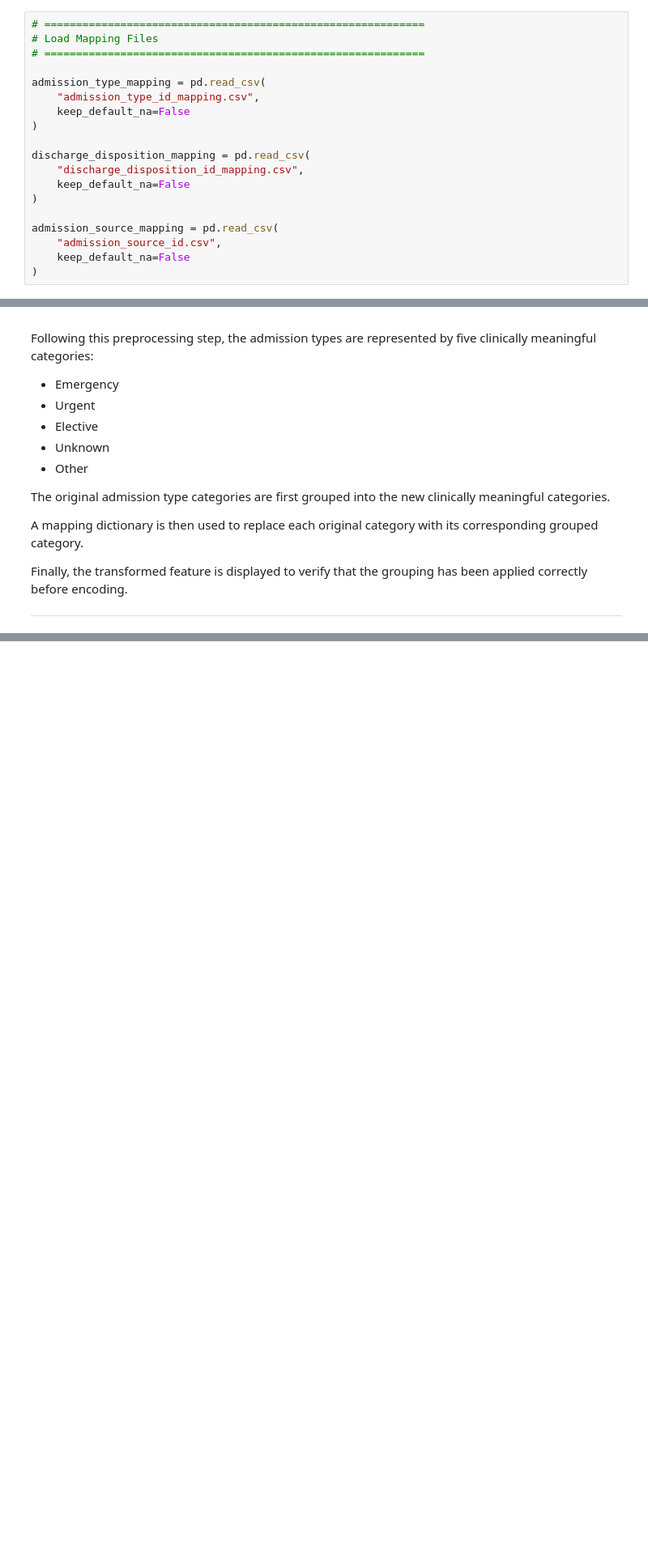
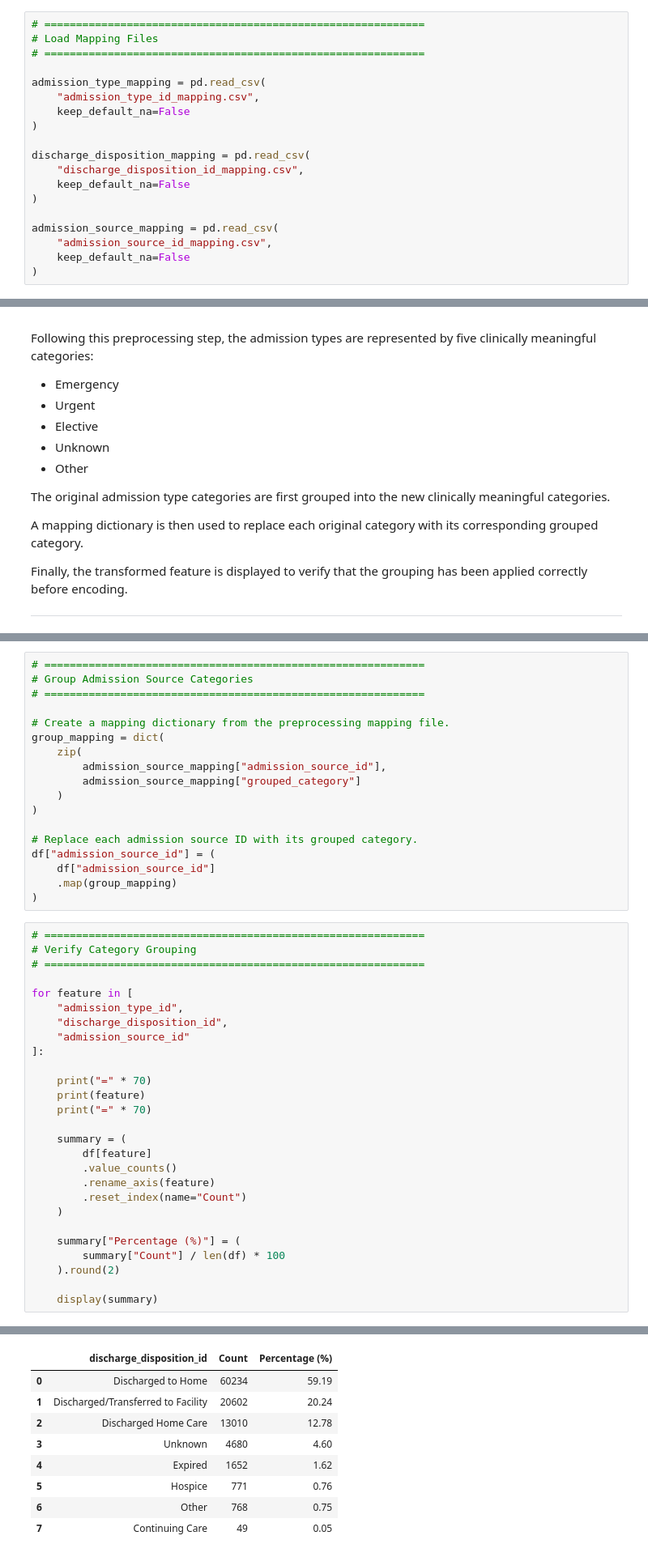
Before and after one commit to ajay-nagpal/Hospital-Readmission-Prediction, a Jupyter notebook: hospital_readmission.ipynb, the cells around one changed output, grey strips where cells are left out. Shown at 81% size. Cells and saved outputs as stored; diff of their text form; blank space fills up the shorter version.

Commit message:
admission information catagory decisions

```diff
--- a/hospital_readmission.ipynb
+++ b/hospital_readmission.ipynb
@@ -1236,7 +1207,7 @@ discharge_disposition_mapping = pd.read_csv(
 )
 
 admission_source_mapping = pd.read_csv(
-    "admission_source_id.csv",
+    "admission_source_id_mapping.csv",
     keep_default_na=False
 )
 # %%
@@ -1403,0 +1449,46 @@ Finally, the transformed feature is displayed to verify that the grouping has be
+# %%
+# ============================================================
+# Group Admission Source Categories
+# ============================================================
+
+# Create a mapping dictionary from the preprocessing mapping file.
+group_mapping = dict(
+    zip(
+        admission_source_mapping["admission_source_id"],
+        admission_source_mapping["grouped_category"]
+    )
+)
+
+# Replace each admission source ID with its grouped category.
+df["admission_source_id"] = (
+    df["admission_source_id"]
+    .map(group_mapping)
+)
+# %%
+# ============================================================
+# Verify Category Grouping
+# ============================================================
+
+for feature in [
+    "admission_type_id",
+    "discharge_disposition_id",
+    "admission_source_id"
+]:
+
+    print("=" * 70)
+    print(feature)
+    print("=" * 70)
+
+    summary = (
+        df[feature]
+        .value_counts()
+        .rename_axis(feature)
+        .reset_index(name="Count")
+    )
+
+    summary["Percentage (%)"] = (
+        summary["Count"] / len(df) * 100
+    ).round(2)
+
+    display(summary)
+# %% [output]
@@ -1403,0 +1507,9 @@ Finally, the transformed feature is displayed to verify that the grouping has be
+|  | discharge_disposition_id | Count | Percentage (%) |
+| 0 | Discharged to Home | 60234 | 59.19 |
+| 1 | Discharged/Transferred to Facility | 20602 | 20.24 |
+| 2 | Discharged Home Care | 13010 | 12.78 |
+| 3 | Unknown | 4680 | 4.60 |
+| 4 | Expired | 1652 | 1.62 |
+| 5 | Hospice | 771 | 0.76 |
+| 6 | Other | 768 | 0.75 |
+| 7 | Continuing Care | 49 | 0.05 |
```
Also changed, not shown: parts of 10 cells of this notebook, 3 other files.
